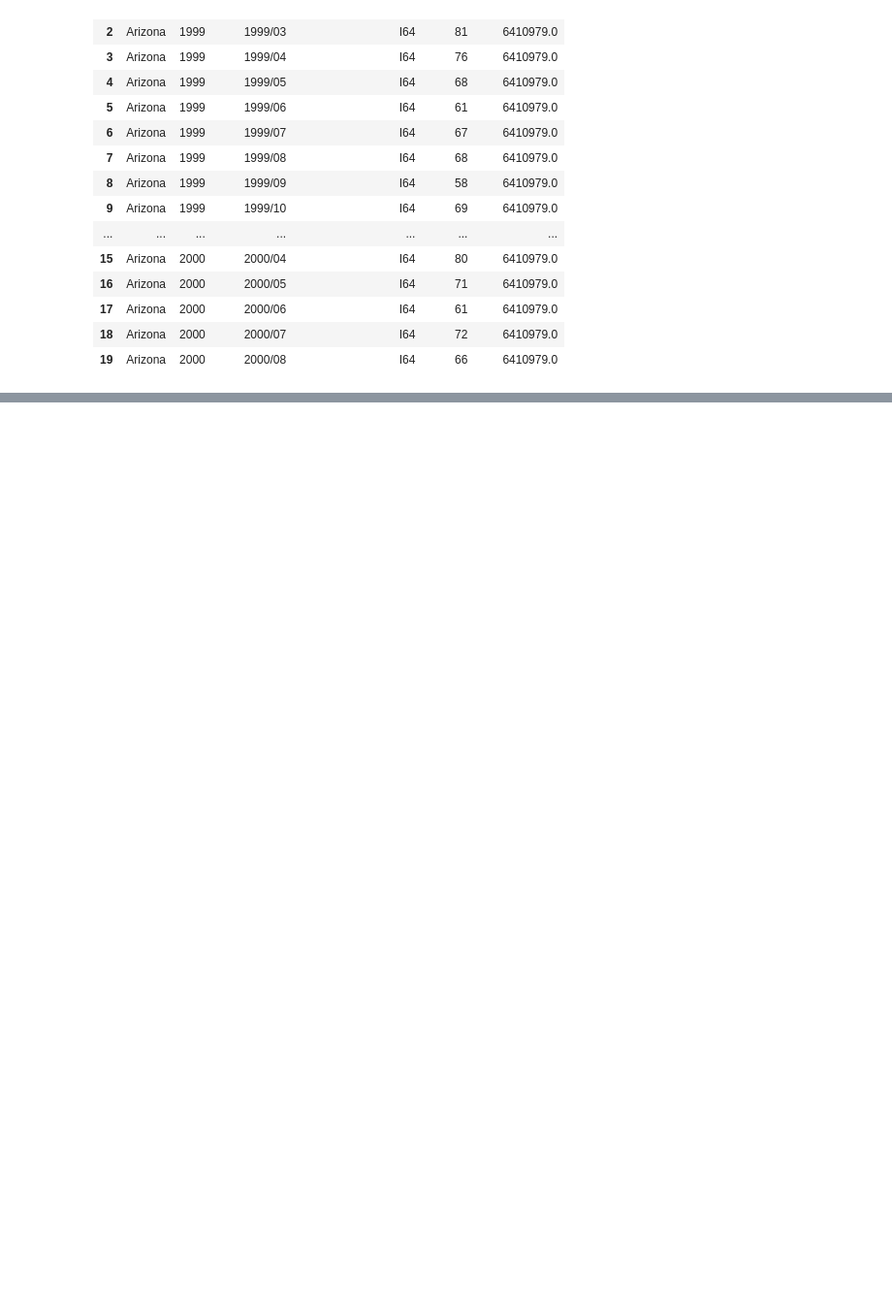
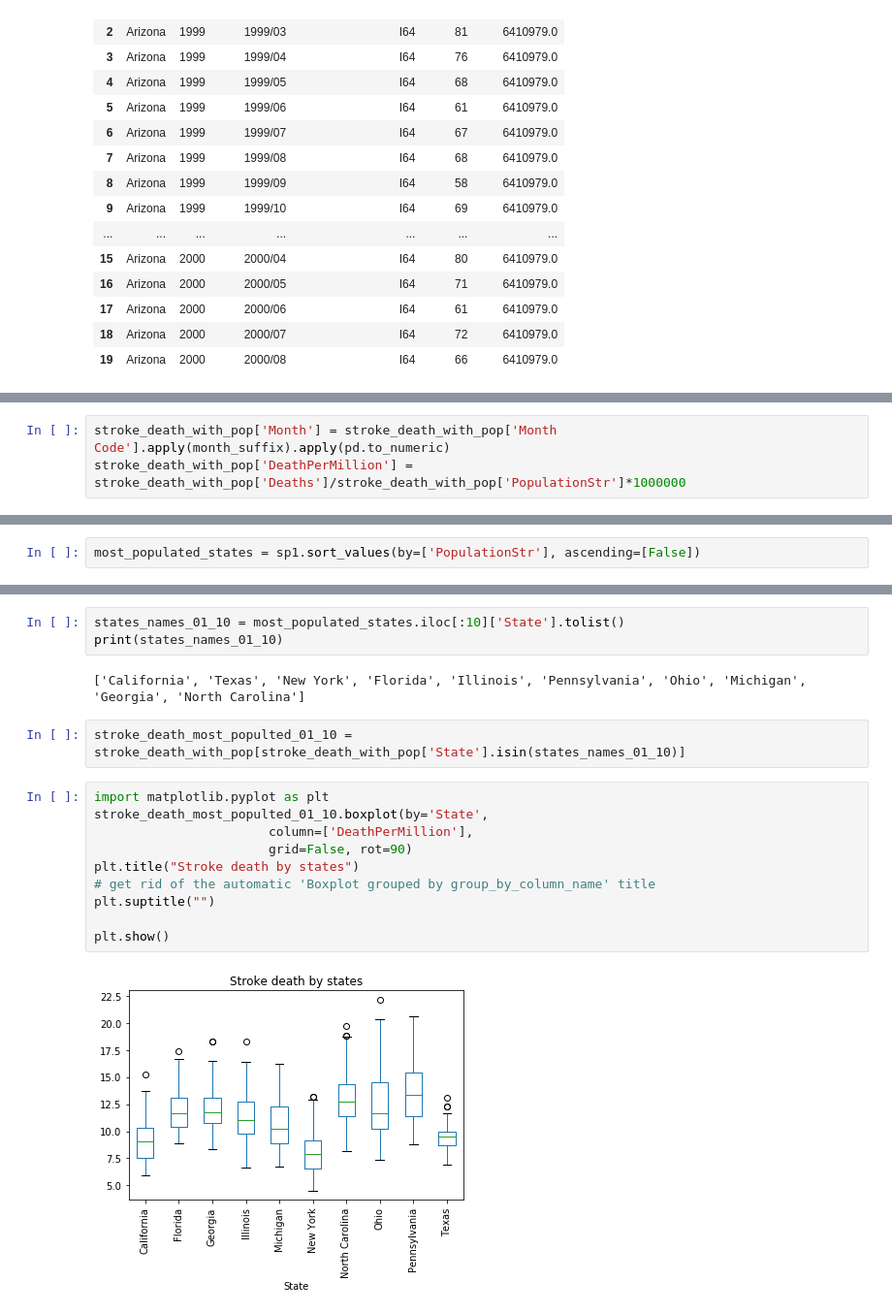
Before and after one commit to vlnik-belyaev/CDC_stat, a Jupyter notebook: CDC_heat_influence/Draft version.ipynb, the cells around one changed output, grey strips where cells are left out. Shown at 97% size. Drawn from its saved outputs; the diff is of its cells as text; blank space fills up the shorter version.

Commit message:
Boxplots for 10 most populated sites added

```diff
--- a/CDC_heat_influence/Draft version.ipynb
+++ b/CDC_heat_influence/Draft version.ipynb
@@ -361,0 +376,3 @@ stroke_death_with_pop.head(20)
+# %%
+stroke_death_with_pop['Month'] = stroke_death_with_pop['Month Code'].apply(month_suffix).apply(pd.to_numeric)
+stroke_death_with_pop['DeathPerMillion'] = stroke_death_with_pop['Deaths']/stroke_death_with_pop['PopulationStr']*1000000
@@ -361,0 +392,2 @@ stroke_death_with_pop.head(20)
+# %%
+most_populated_states = sp1.sort_values(by=['PopulationStr'], ascending=[False])
@@ -361,0 +403,19 @@ stroke_death_with_pop.head(20)
+# %%
+states_names_01_10 = most_populated_states.iloc[:10]['State'].tolist()
+print(states_names_01_10)
+# %% [output]
+['California', 'Texas', 'New York', 'Florida', 'Illinois', 'Pennsylvania', 'Ohio', 'Michigan', 'Georgia', 'North Carolina']
+# %%
+stroke_death_most_populted_01_10 = stroke_death_with_pop[stroke_death_with_pop['State'].isin(states_names_01_10)]
+# %%
+import matplotlib.pyplot as plt
+stroke_death_most_populted_01_10.boxplot(by='State',
+                       column=['DeathPerMillion'],
+                       grid=False, rot=90)
+plt.title("Stroke death by states")
+# get rid of the automatic 'Boxplot grouped by group_by_column_name' title
+plt.suptitle("")
+
+plt.show()
+# %% [output]
+[figure, added]
```
Also changed, not shown: parts of 8 cells of this notebook.
